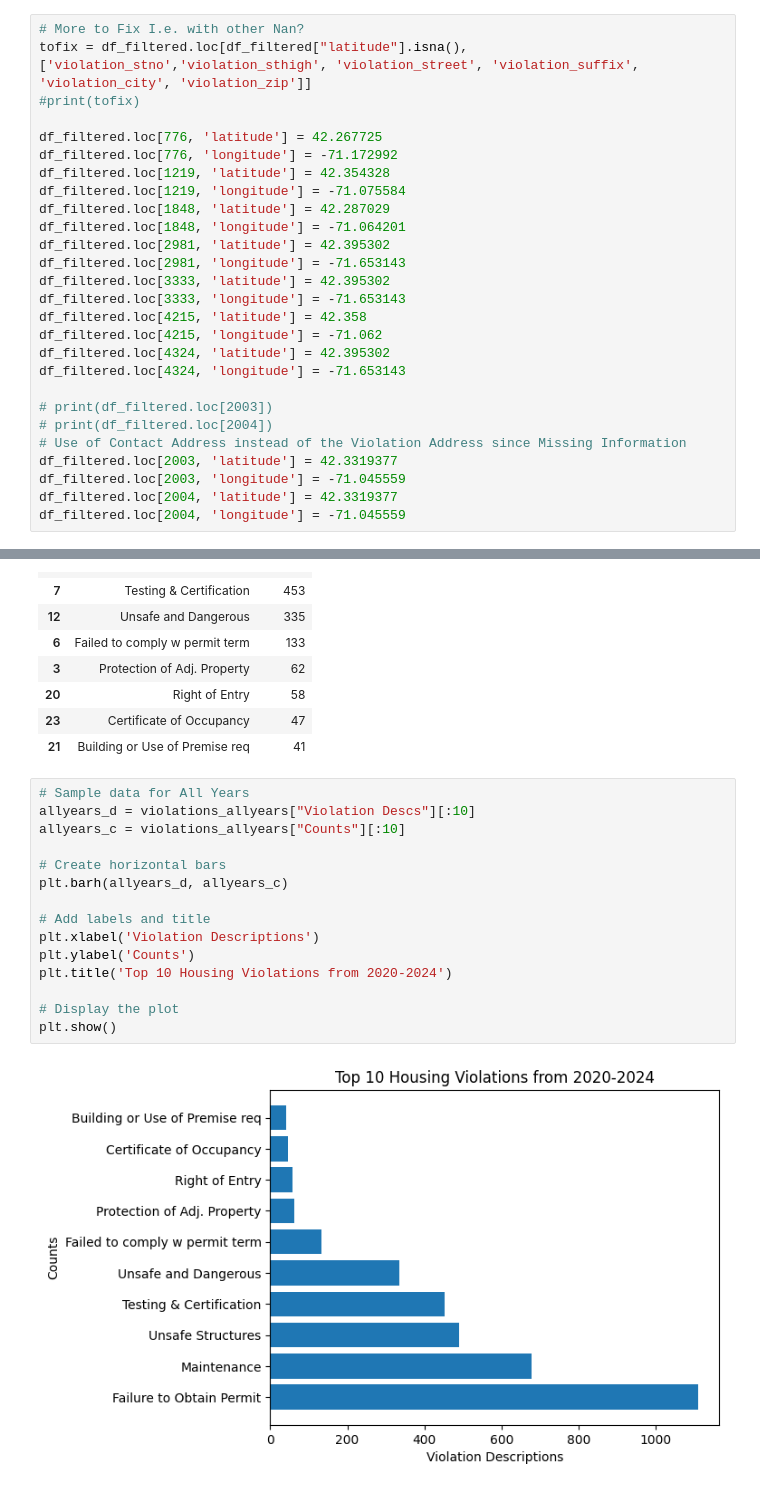
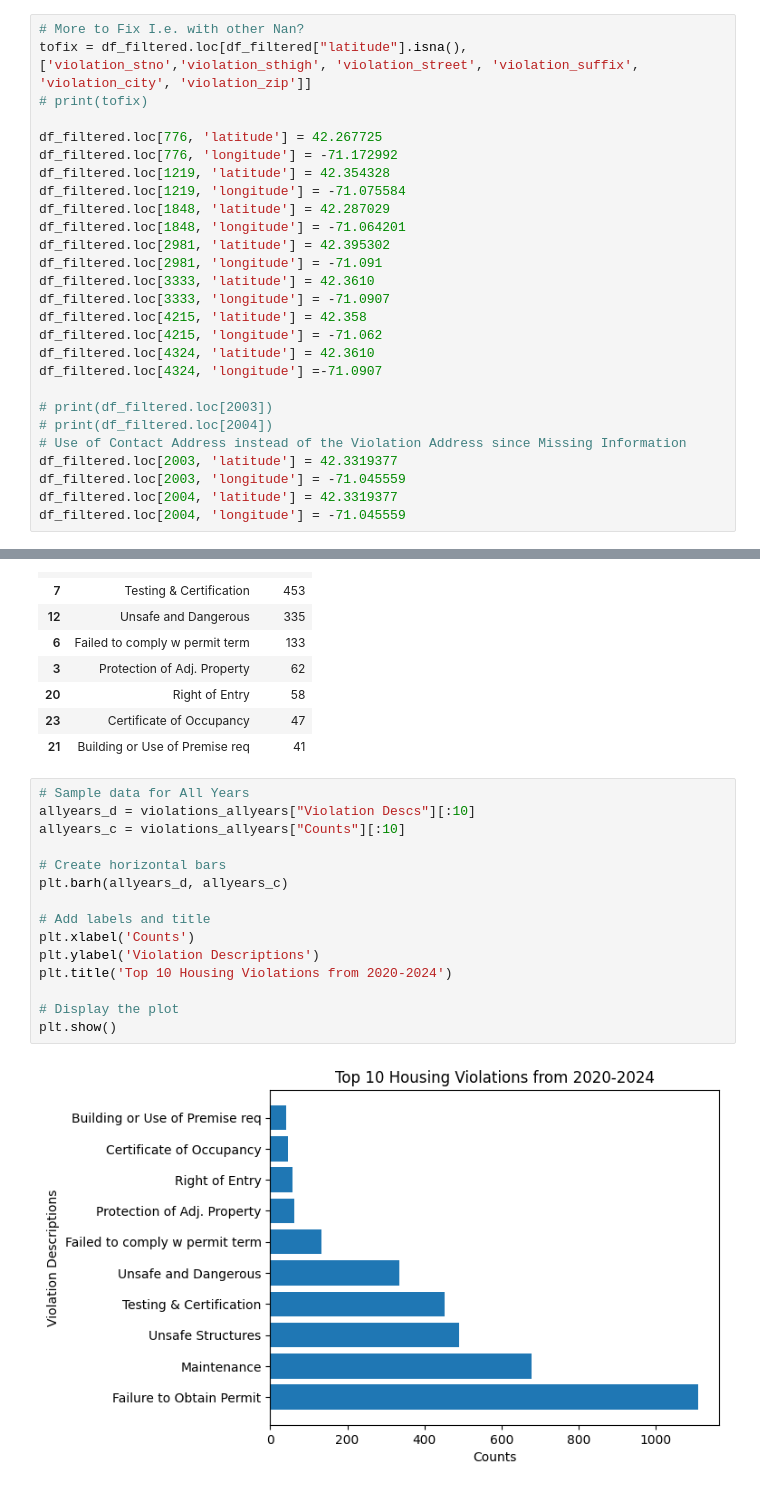
Before and after one commit to irisRen04/cs506-off_campus_housing-Ren-James, a Jupyter notebook: Building_Property.ipynb, the cells around one changed output, grey strips where cells are left out. Cells and saved outputs as stored; diff of their text form.

Commit message:
Edited the Incorrect Latitude/Longitude for a Nan Case

```diff
--- a/Building_Property.ipynb
+++ b/Building_Property.ipynb
@@ -133,7 +133,7 @@ Index: []
 # %%
 # More to Fix I.e. with other Nan?
 tofix = df_filtered.loc[df_filtered["latitude"].isna(), ['violation_stno','violation_sthigh', 'violation_street', 'violation_suffix', 'violation_city', 'violation_zip']]
-#print(tofix)
+# print(tofix)
 
 df_filtered.loc[776, 'latitude'] = 42.267725
 df_filtered.loc[776, 'longitude'] = -71.172992
@@ -142,13 +142,13 @@ df_filtered.loc[1219, 'longitude'] = -71.075584
 df_filtered.loc[1848, 'latitude'] = 42.287029
 df_filtered.loc[1848, 'longitude'] = -71.064201
 df_filtered.loc[2981, 'latitude'] = 42.395302
-df_filtered.loc[2981, 'longitude'] = -71.653143
-df_filtered.loc[3333, 'latitude'] = 42.395302
-df_filtered.loc[3333, 'longitude'] = -71.653143
+df_filtered.loc[2981, 'longitude'] = -71.091
+df_filtered.loc[3333, 'latitude'] = 42.3610
+df_filtered.loc[3333, 'longitude'] = -71.0907
 df_filtered.loc[4215, 'latitude'] = 42.358
 df_filtered.loc[4215, 'longitude'] = -71.062
-df_filtered.loc[4324, 'latitude'] = 42.395302
-df_filtered.loc[4324, 'longitude'] = -71.653143
+df_filtered.loc[4324, 'latitude'] = 42.3610
+df_filtered.loc[4324, 'longitude'] =-71.0907
 
 # print(df_filtered.loc[2003])
 # print(df_filtered.loc[2004])
@@ -598,20 +598,20 @@ violations_allyears.head(10)
 # %%
 # Sample data for All Years
 allyears_d = violations_allyears["Violation Descs"][:10]
 allyears_c = violations_allyears["Counts"][:10]
 
 # Create horizontal bars
 plt.barh(allyears_d, allyears_c)
 
 # Add labels and title
-plt.xlabel('Violation Descriptions')
-plt.ylabel('Counts')
+plt.xlabel('Counts')
+plt.ylabel('Violation Descriptions')
 plt.title('Top 10 Housing Violations from 2020-2024')
 
 # Display the plot
 plt.show()
 # %% [output]
-[figure, old version]
+[figure, new version]
 # %%
 # Sample data for 2020
 allyears_d = violations_2020["Violation Descs"][:10]
```
Also changed, not shown: parts of 11 cells of this notebook, 4 other files.
